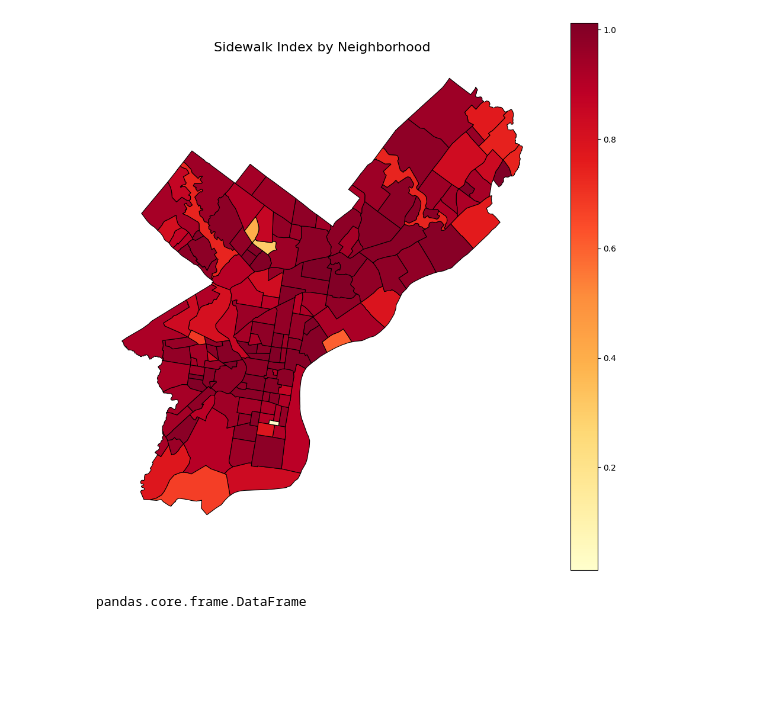
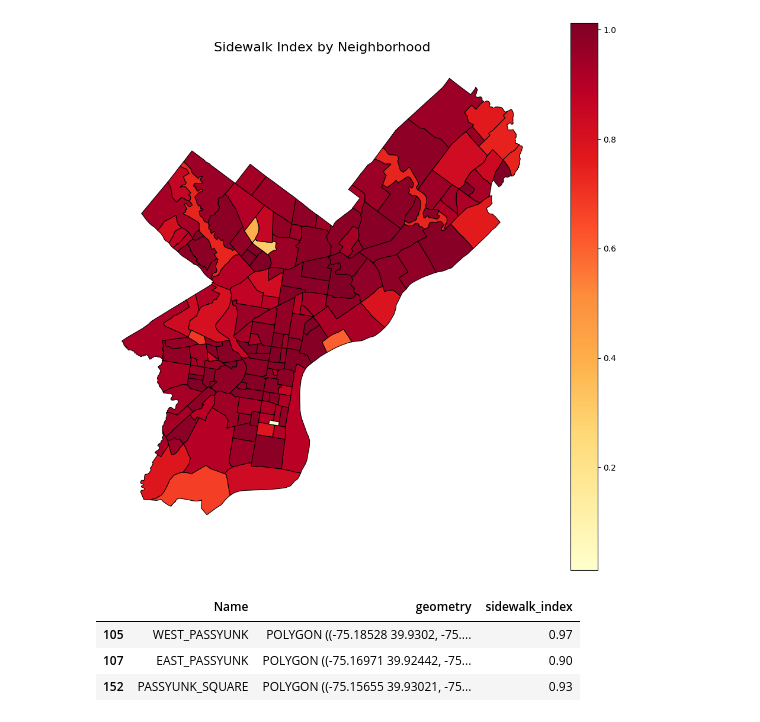
Before and after one commit to astauf03/musa5500-python-final, a Jupyter notebook: notebooks/mobility/mobility.ipynb, the cells around one changed output. Cells and saved outputs as stored; diff of their text form; code cells hidden in the pictures; blank space fills up the shorter version.

```diff
--- a/notebooks/mobility/mobility.ipynb
+++ b/notebooks/mobility/mobility.ipynb
@@ -743,8 +598,10 @@ ax.axis('off')
 plt.show()
 # %% [output]
 [figure]
-# %%
-sidewalk_summary.head()
-type(sidewalk_summary)
-# %% [output]
-pandas.core.frame.DataFrame
+# %%
+sidewalk_summary[sidewalk_summary['Name'].str.contains('PASSYUNK', case=False, na=False)]
+# %% [output]
+|  | Name | geometry | sidewalk_index |
+| 105 | WEST_PASSYUNK | POLYGON ((-75.18528 39.9302, -75.... | 0.97 |
+| 107 | EAST_PASSYUNK | POLYGON ((-75.16971 39.92442, -75... | 0.90 |
+| 152 | PASSYUNK_SQUARE | POLYGON ((-75.15655 39.93021, -75... | 0.93 |
```
Also changed, not shown: parts of 24 cells of this notebook, 2 other files.
